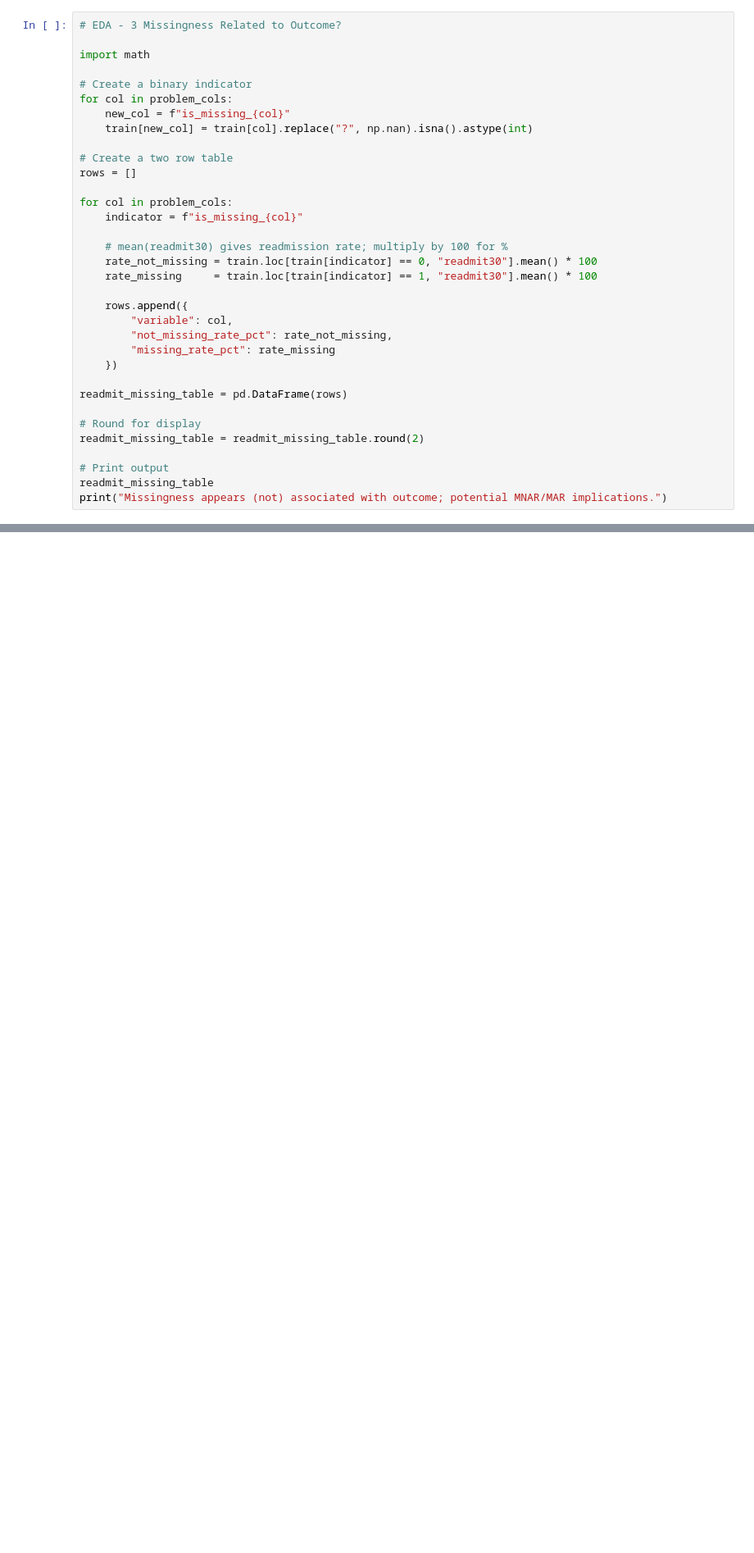
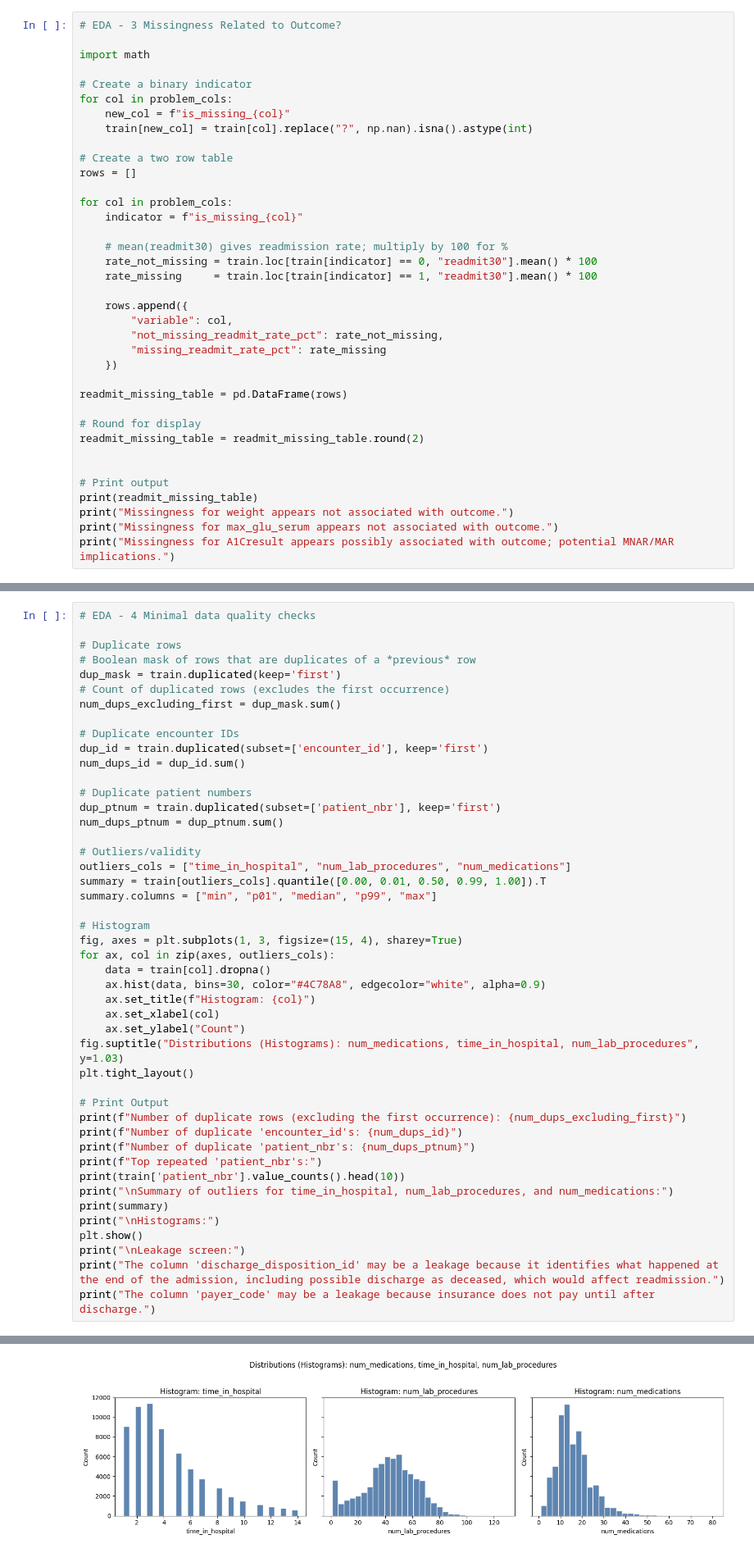
Before and after one commit to mppenfold/AIHC5010-Winter-2026, a Jupyter notebook: Project-1/readmit30/notebooks/Assignment1_Colab_Workflow_TH.ipynb, the cells around one changed output, grey strips where cells are left out. Shown at 82% size. Saved outputs shown, nothing was run; the diff lists cells and outputs as text; blank space fills up the shorter version.

```diff
--- a/Project-1/readmit30/notebooks/Assignment1_Colab_Workflow_TH.ipynb
+++ b/Project-1/readmit30/notebooks/Assignment1_Colab_Workflow_TH.ipynb
@@ -195,8 +293,8 @@ for col in problem_cols:
 
     rows.append({
         "variable": col,
-        "not_missing_rate_pct": rate_not_missing,
-        "missing_rate_pct": rate_missing
+        "not_missing_readmit_rate_pct": rate_not_missing,
+        "missing_readmit_rate_pct": rate_missing
     })
 
 readmit_missing_table = pd.DataFrame(rows)
@@ -204,6 +302,9 @@ readmit_missing_table = pd.DataFrame(rows)
 # Round for display
 readmit_missing_table = readmit_missing_table.round(2)
 
+
 # Print output
-readmit_missing_table
-print("Missingness appears (not) associated with outcome; potential MNAR/MAR implications.")
+print(readmit_missing_table)
+print("Missingness for weight appears not associated with outcome.")
+print("Missingness for max_glu_serum appears not associated with outcome.")
+print("Missingness for A1Cresult appears possibly associated with outcome; potential MNAR/MAR implications.")
@@ -209,0 +319,47 @@ print("Missingness appears (not) associated with outcome; potential MNAR/MAR imp
+# %%
+# EDA - 4 Minimal data quality checks
+
+# Duplicate rows
+# Boolean mask of rows that are duplicates of a *previous* row
+dup_mask = train.duplicated(keep='first')
+# Count of duplicated rows (excludes the first occurrence)
+num_dups_excluding_first = dup_mask.sum()
+
+# Duplicate encounter IDs
+dup_id = train.duplicated(subset=['encounter_id'], keep='first')
+num_dups_id = dup_id.sum()
+
+# Duplicate patient numbers
+dup_ptnum = train.duplicated(subset=['patient_nbr'], keep='first')
+num_dups_ptnum = dup_ptnum.sum()
+
+# Outliers/validity
+outliers_cols = ["time_in_hospital", "num_lab_procedures", "num_medications"]
+summary = train[outliers_cols].quantile([0.00, 0.01, 0.50, 0.99, 1.00]).T
+summary.columns = ["min", "p01", "median", "p99", "max"]
+
+# Histogram
+fig, axes = plt.subplots(1, 3, figsize=(15, 4), sharey=True)
+for ax, col in zip(axes, outliers_cols):
+    data = train[col].dropna()
+    ax.hist(data, bins=30, color="#4C78A8", edgecolor="white", alpha=0.9)
+    ax.set_title(f"Histogram: {col}")
+    ax.set_xlabel(col)
+    ax.set_ylabel("Count")
+fig.suptitle("Distributions (Histograms): num_medications, time_in_hospital, num_lab_procedures", y=1.03)
+plt.tight_layout()
+
+# Print Output
+print(f"Number of duplicate rows (excluding the first occurrence): {num_dups_excluding_first}")
+print(f"Number of duplicate 'encounter_id's: {num_dups_id}")
+print(f"Number of duplicate 'patient_nbr's: {num_dups_ptnum}")
+print(f"Top repeated 'patient_nbr's:")
+print(train['patient_nbr'].value_counts().head(10))
+print("\nSummary of outliers for time_in_hospital, num_lab_procedures, and num_medications:")
+print(summary)
+print("\nHistograms:")
+plt.show()
+print("\nLeakage screen:")
+print("The column 'discharge_disposition_id' may be a leakage because it identifies what happened at the end of the admission, including possible discharge as deceased, which would affect readmission.")
+print("The column 'payer_code' may be a leakage because insurance does not pay until after discharge.")
+# %% [output]
@@ -209,0 +383 @@ print("Missingness appears (not) associated with outcome; potential MNAR/MAR imp
+[figure, added]
```
Also changed, not shown: parts of 11 cells of this notebook.
